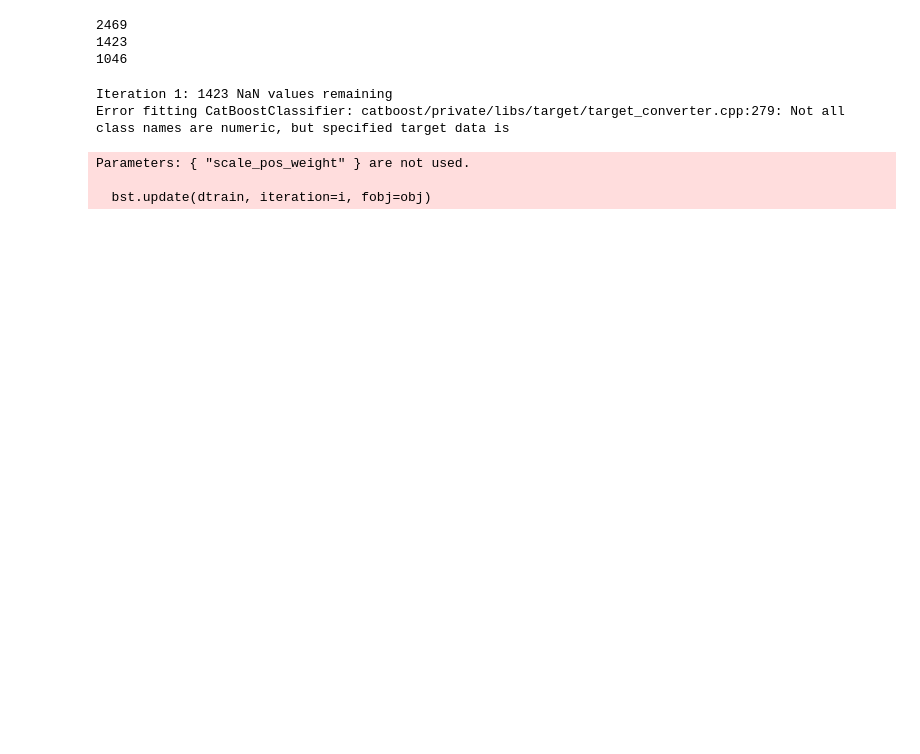
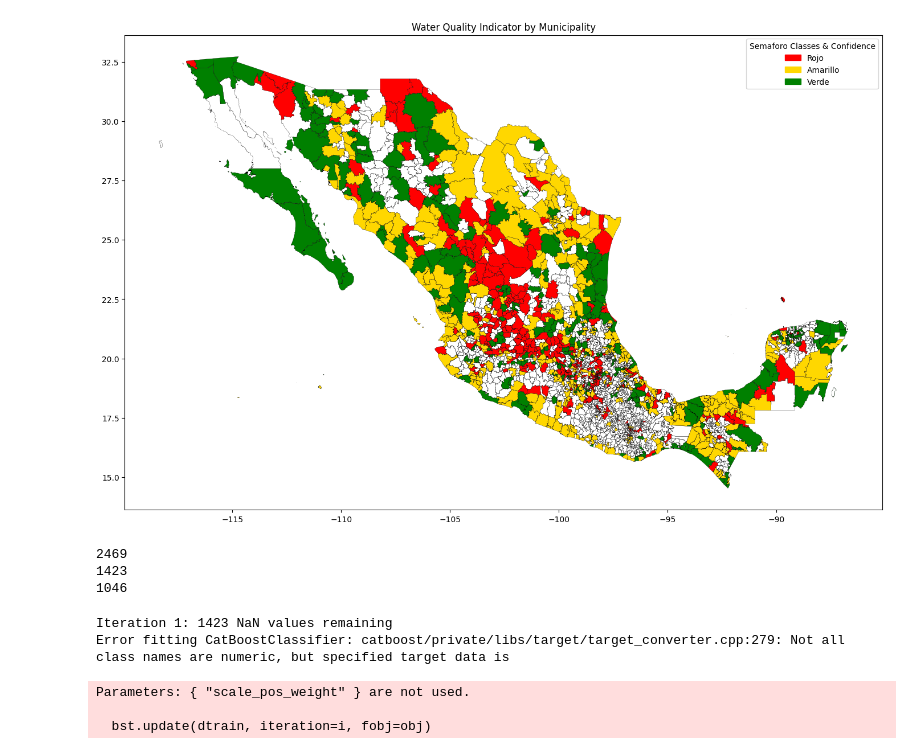
Before and after one commit to raqcoss/ML-water, a Jupyter notebook: parte_raquel.ipynb, the cells around one changed output. Drawn from its saved outputs; the diff is of its cells as text; code cells hidden in the pictures; blank space fills up the shorter version.

```diff
--- a/parte_raquel.ipynb
+++ b/parte_raquel.ipynb
@@ -29,3 +116,7 @@ df.head()
+# %%
+viz_on_map(df)
+# %% [output]
+[figure, added]
 # %%
 X_data = df.drop('semaforo',axis = 1)
 y_data = df['semaforo']
```
Also changed, not shown: parts of 28 cells of this notebook.
